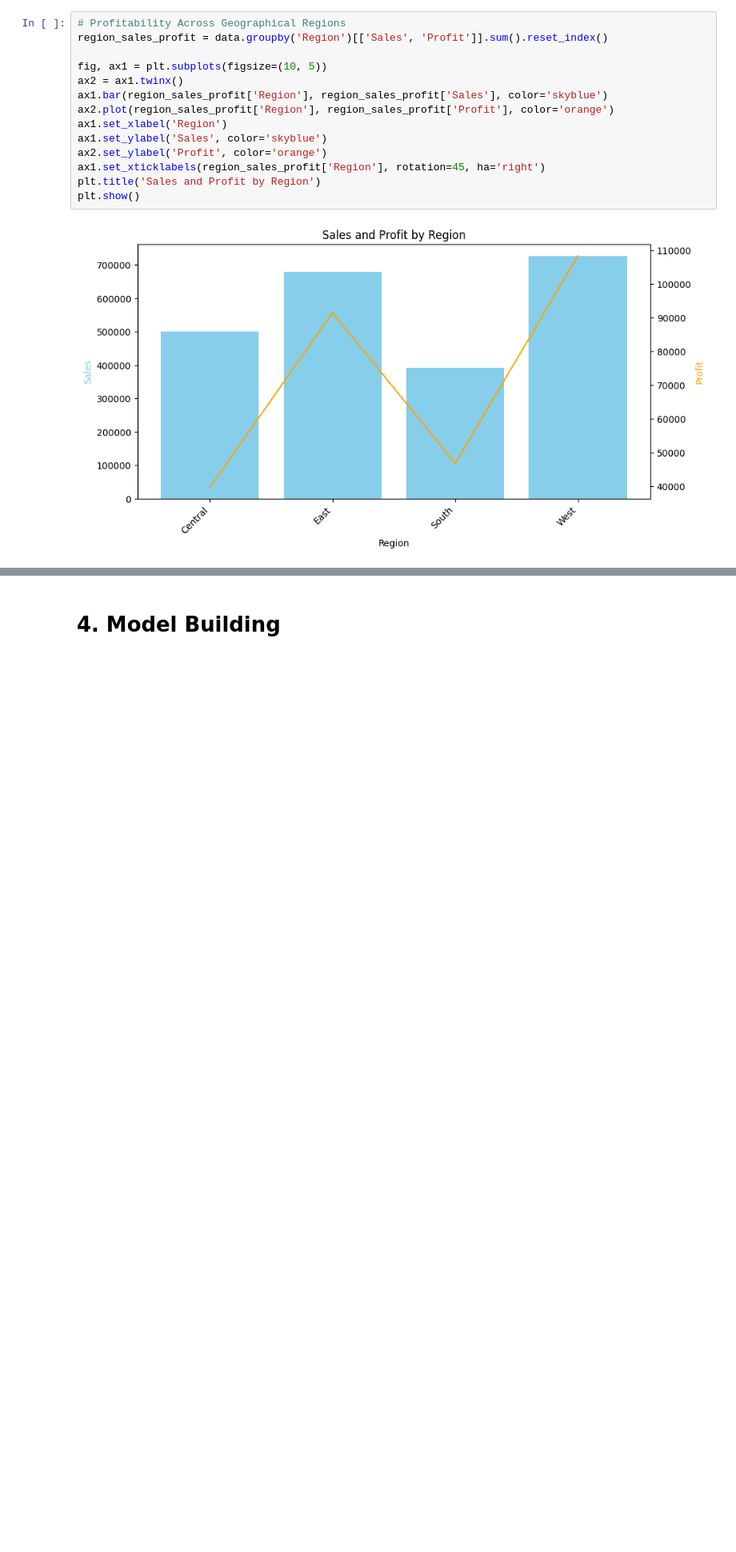
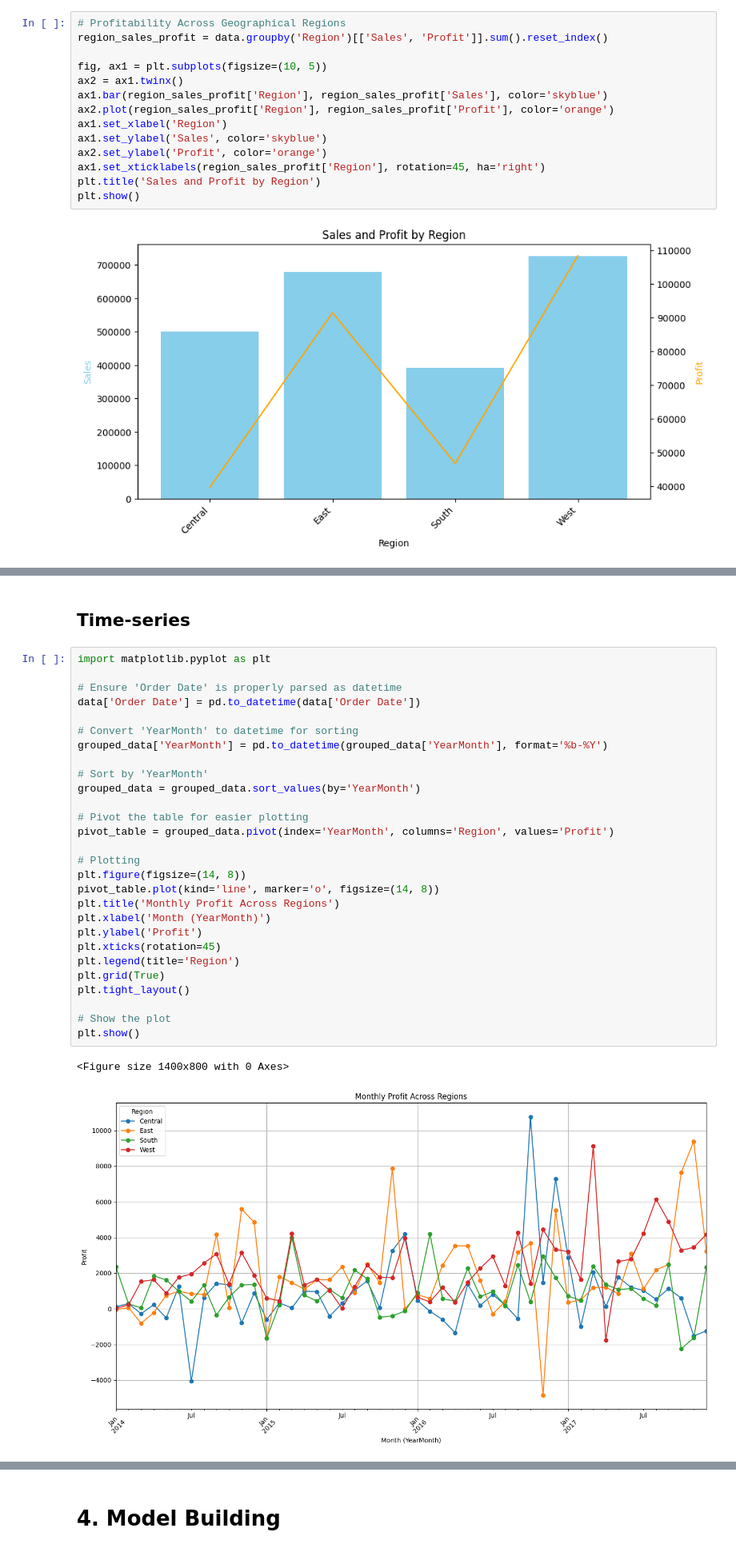
Before and after one commit to aihtn2708/DA-Life-Cycle, a Jupyter notebook: DA_Life_Cycle.ipynb, the cells around one changed output, grey strips where cells are left out. Shown at 80% size. Saved outputs shown, nothing was run; the diff lists cells and outputs as text; blank space fills up the shorter version.

```diff
--- a/DA_Life_Cycle.ipynb
+++ b/DA_Life_Cycle.ipynb
@@ -463,0 +418,33 @@ for region in regions:
+# %% [markdown]
+## **Time-series**
+# %%
+import matplotlib.pyplot as plt
+
+# Ensure 'Order Date' is properly parsed as datetime
+data['Order Date'] = pd.to_datetime(data['Order Date'])
+
+# Convert 'YearMonth' to datetime for sorting
+grouped_data['YearMonth'] = pd.to_datetime(grouped_data['YearMonth'], format='%b-%Y')
+
+# Sort by 'YearMonth'
+grouped_data = grouped_data.sort_values(by='YearMonth')
+
+# Pivot the table for easier plotting
+pivot_table = grouped_data.pivot(index='YearMonth', columns='Region', values='Profit')
+
+# Plotting
+plt.figure(figsize=(14, 8))
+pivot_table.plot(kind='line', marker='o', figsize=(14, 8))
+plt.title('Monthly Profit Across Regions')
+plt.xlabel('Month (YearMonth)')
+plt.ylabel('Profit')
+plt.xticks(rotation=45)
+plt.legend(title='Region')
+plt.grid(True)
+plt.tight_layout()
+
+# Show the plot
+plt.show()
+# %% [output]
+<Figure size 1400x800 with 0 Axes>
+[figure, added]
```
Also changed, not shown: parts of 6 cells of this notebook.
